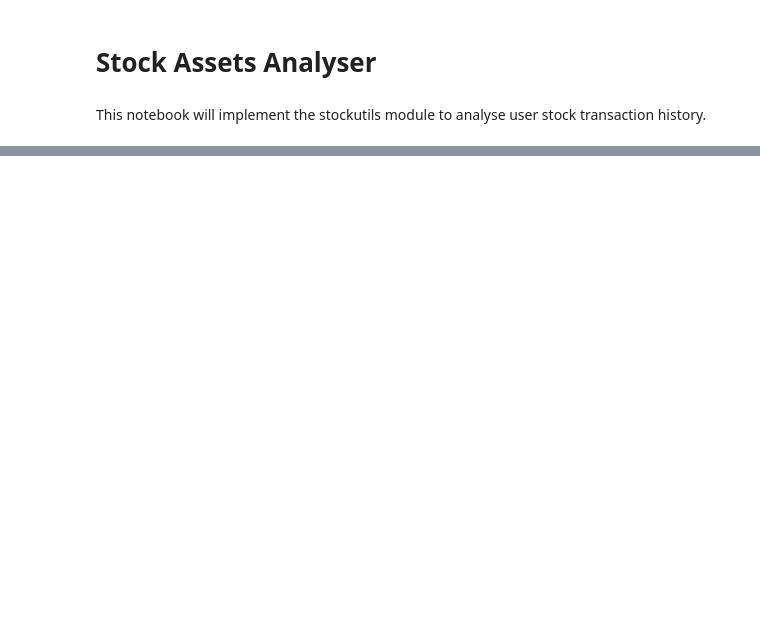
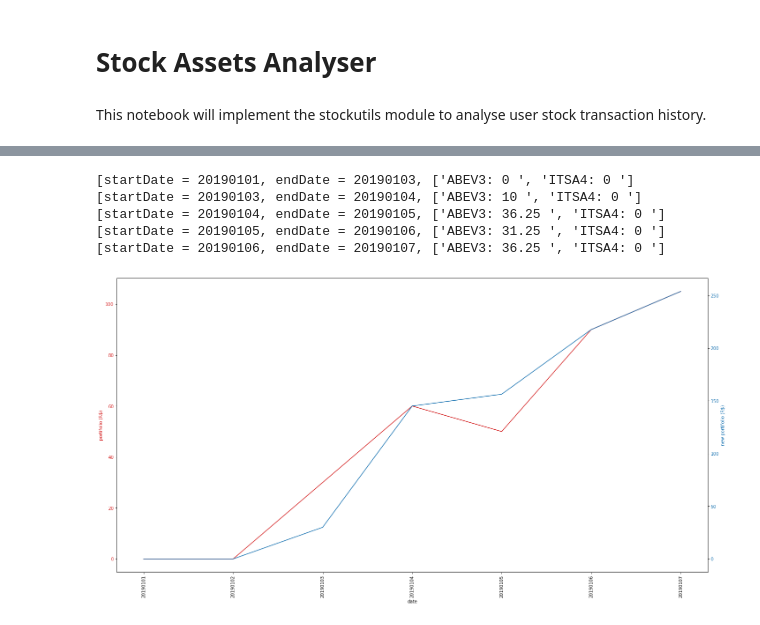
Before and after one commit to jeajjr/stock-assets-analyser, a Jupyter notebook: notebook.ipynb, the cells around one changed output, grey strips where cells are left out. Drawn from its saved outputs; the diff is of its cells as text; code cells hidden in the pictures; blank space fills up the shorter version.

```diff
--- a/notebook.ipynb
+++ b/notebook.ipynb
@@ -312,0 +154,16 @@ portValuePoints[-1]
+# %%
+newportval = sup.differentTickerBuySim(days, assets, stockPrice, transactions, "20190104", "ITSA4", "ABEV3")
+
+newportvalpoints = []
+
+for day in days:
+    newportvalpoints.append(newportval[day])
+
+plotTwoCurves(days, portValuePoints, 'portifolio (R$)', newportvalpoints, 'new portifolio (R$)', undersamplefactor=1)
+# %% [output]
+[startDate = 20190101, endDate = 20190103, ['ABEV3: 0 ', 'ITSA4: 0 ']
+[startDate = 20190103, endDate = 20190104, ['ABEV3: 10 ', 'ITSA4: 0 ']
+[startDate = 20190104, endDate = 20190105, ['ABEV3: 36.25 ', 'ITSA4: 0 ']
+[startDate = 20190105, endDate = 20190106, ['ABEV3: 31.25 ', 'ITSA4: 0 ']
+[startDate = 20190106, endDate = 20190107, ['ABEV3: 36.25 ', 'ITSA4: 0 ']
+[figure, added]
```
Also changed, not shown: parts of 12 cells of this notebook, 1 other file.
